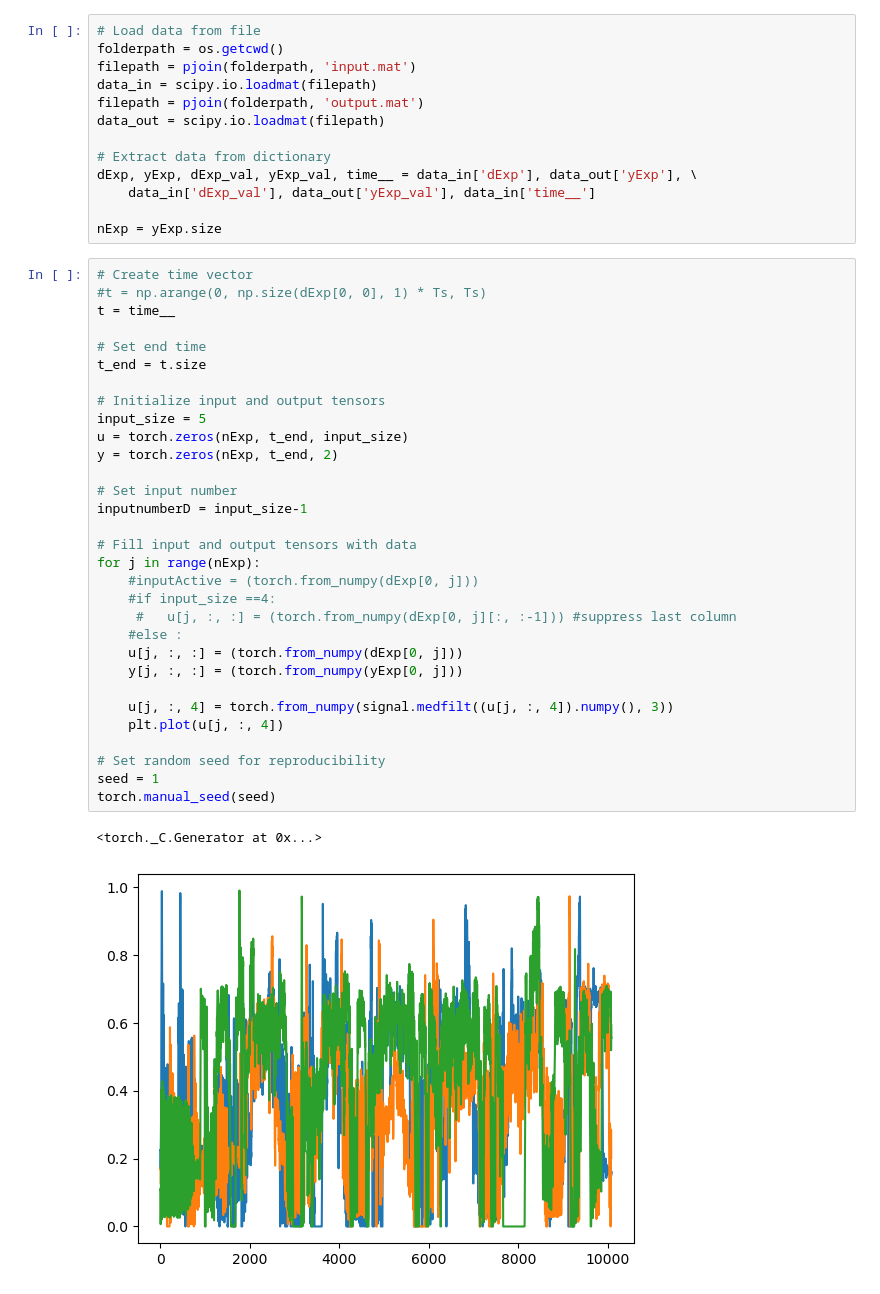
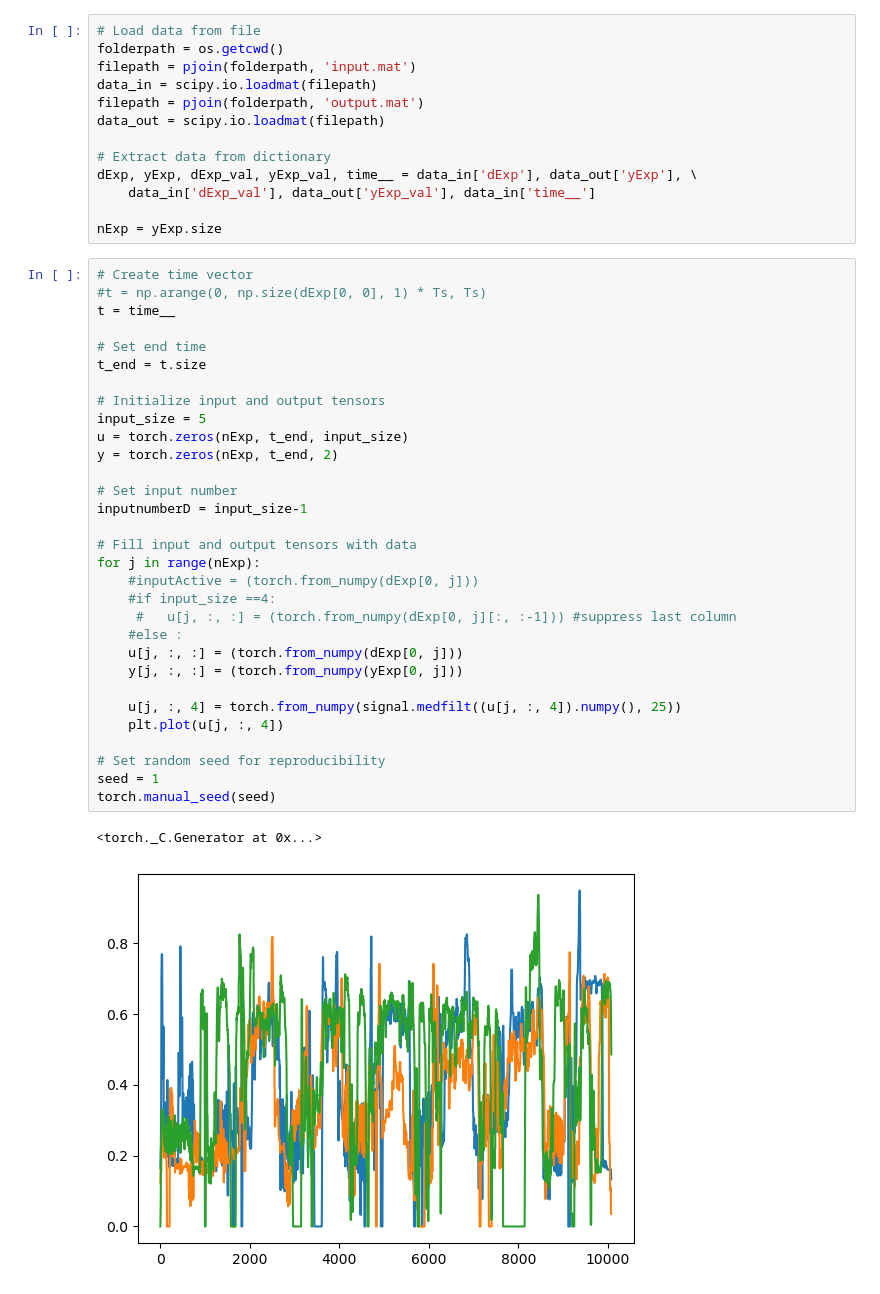
Before and after one commit to adepinel/SysID_project, a Jupyter notebook: SysID_RNN_modif/notebook1RNN.ipynb, the cells around one changed output. Drawn from its saved outputs; the diff is of its cells as text.

```diff
--- a/SysID_RNN_modif/notebook1RNN.ipynb
+++ b/SysID_RNN_modif/notebook1RNN.ipynb
@@ -35,35 +35,35 @@ nExp = yExp.size
 #t = np.arange(0, np.size(dExp[0, 0], 1) * Ts, Ts)
 t = time__
 
 # Set end time
 t_end = t.size
 
 # Initialize input and output tensors
 input_size = 5
 u = torch.zeros(nExp, t_end, input_size)
 y = torch.zeros(nExp, t_end, 2)
 
 # Set input number
 inputnumberD = input_size-1
 
 # Fill input and output tensors with data
 for j in range(nExp):
     #inputActive = (torch.from_numpy(dExp[0, j]))
     #if input_size ==4:
      #   u[j, :, :] = (torch.from_numpy(dExp[0, j][:, :-1])) #suppress last column
     #else :
     u[j, :, :] = (torch.from_numpy(dExp[0, j]))
     y[j, :, :] = (torch.from_numpy(yExp[0, j]))
 
-    u[j, :, 4] = torch.from_numpy(signal.medfilt((u[j, :, 4]).numpy(), 3))
+    u[j, :, 4] = torch.from_numpy(signal.medfilt((u[j, :, 4]).numpy(), 25))
     plt.plot(u[j, :, 4])
 
 # Set random seed for reproducibility
 seed = 1
 torch.manual_seed(seed)
 # %% [output]
 <torch._C.Generator at 0x...>
-[figure, old version]
+[figure, new version]
 # %%
 #Set dimensions for RNN layers
 idd = input_size
```
Also changed, not shown: parts of 4 cells of this notebook.
